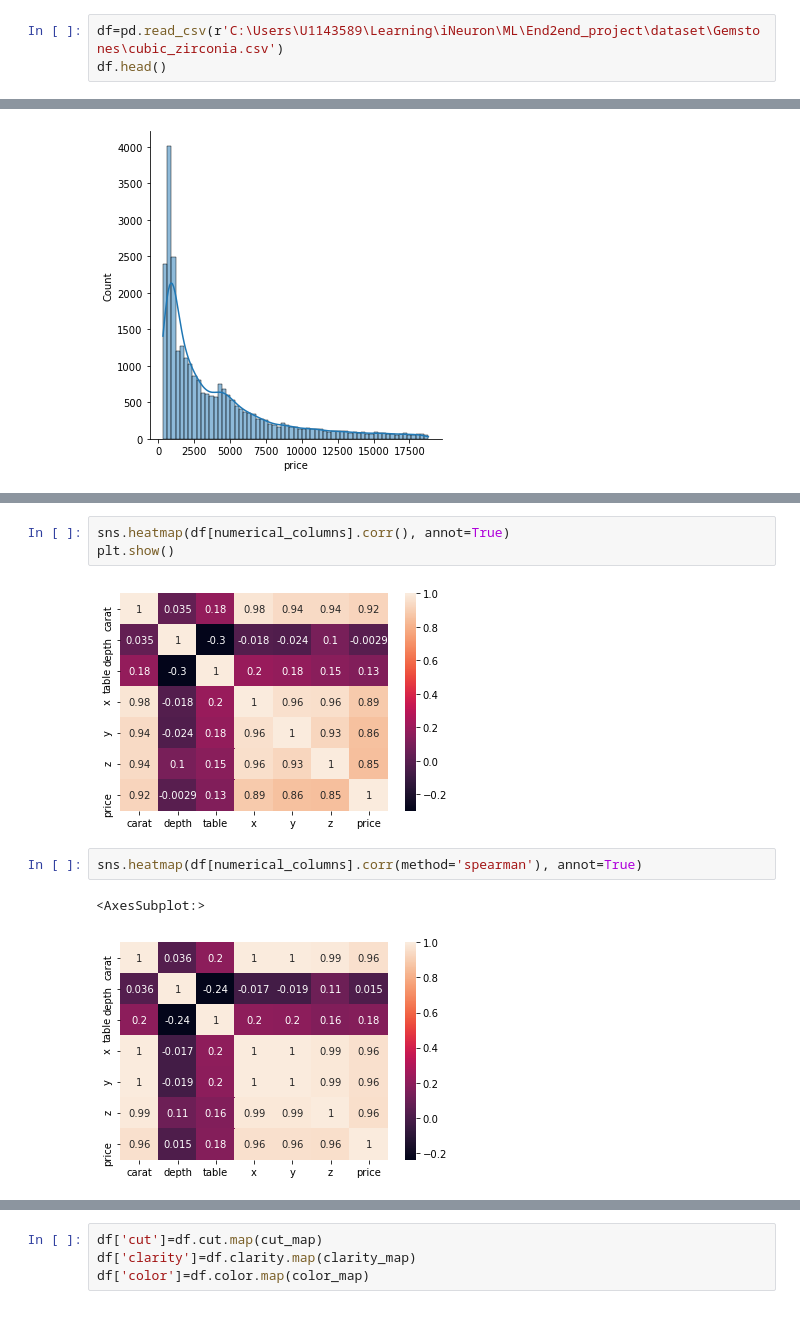
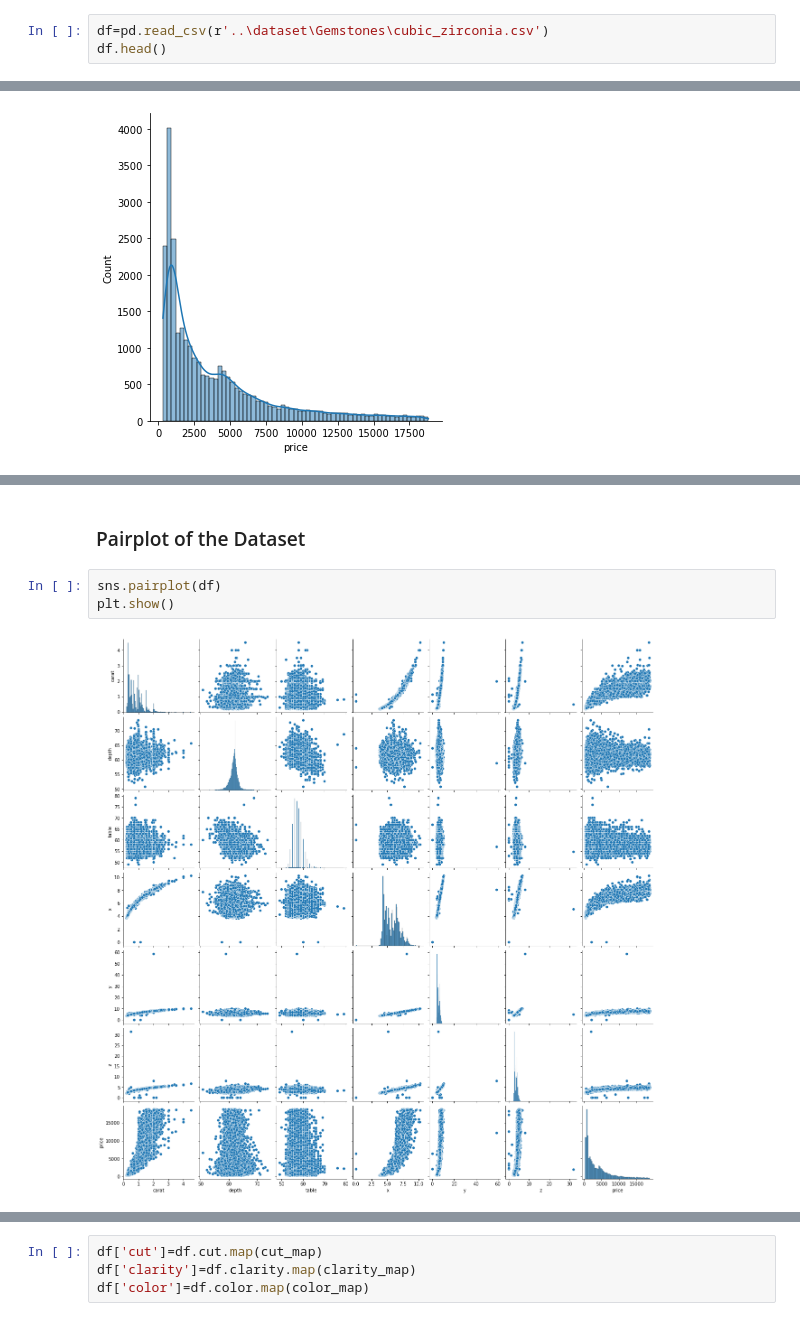
Before and after one commit to vireshrajsah/ML_End2End_Project, a Jupyter notebook: notebooks/EDA.ipynb, the cells around one changed output, grey strips where cells are left out. Drawn from its saved outputs; the diff is of its cells as text.

```diff
--- a/notebooks/EDA.ipynb
+++ b/notebooks/EDA.ipynb
@@ -8,5 +10,5 @@ filterwarnings('ignore')
 # %%
-df=pd.read_csv(r'C:\Users\U1143589\Learning\iNeuron\ML\End2end_project\dataset\Gemstones\cubic_zirconia.csv')
+df=pd.read_csv(r'..\dataset\Gemstones\cubic_zirconia.csv')
 df.head()
 # %% [output]
 |  | Unnamed: 0 | carat | cut | color | clarity | depth | table | x | y | z | price |
@@ -160,10 +168,7 @@ PRICE
+# %% [markdown]
+### Pairplot of the Dataset
 # %%
-sns.heatmap(df[numerical_columns].corr(), annot=True)
+sns.pairplot(df)
 plt.show()
 # %% [output]
-[figure, old version]
+[figure, new version]
-# %%
-sns.heatmap(df[numerical_columns].corr(method='spearman'), annot=True)
-# %% [output]
-<AxesSubplot:>
-[figure, removed]
```
Also changed, not shown: parts of 23 cells of this notebook, 9 other files.
